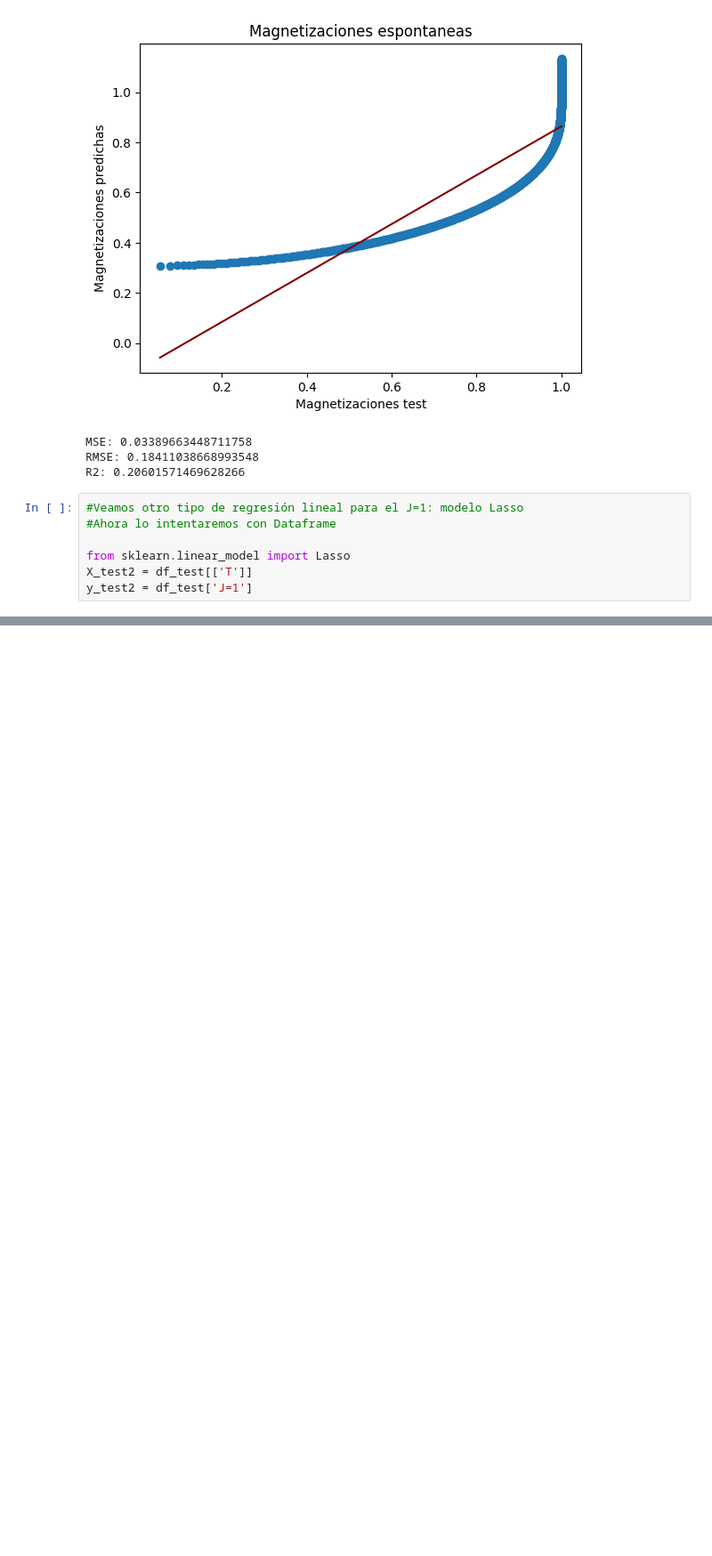
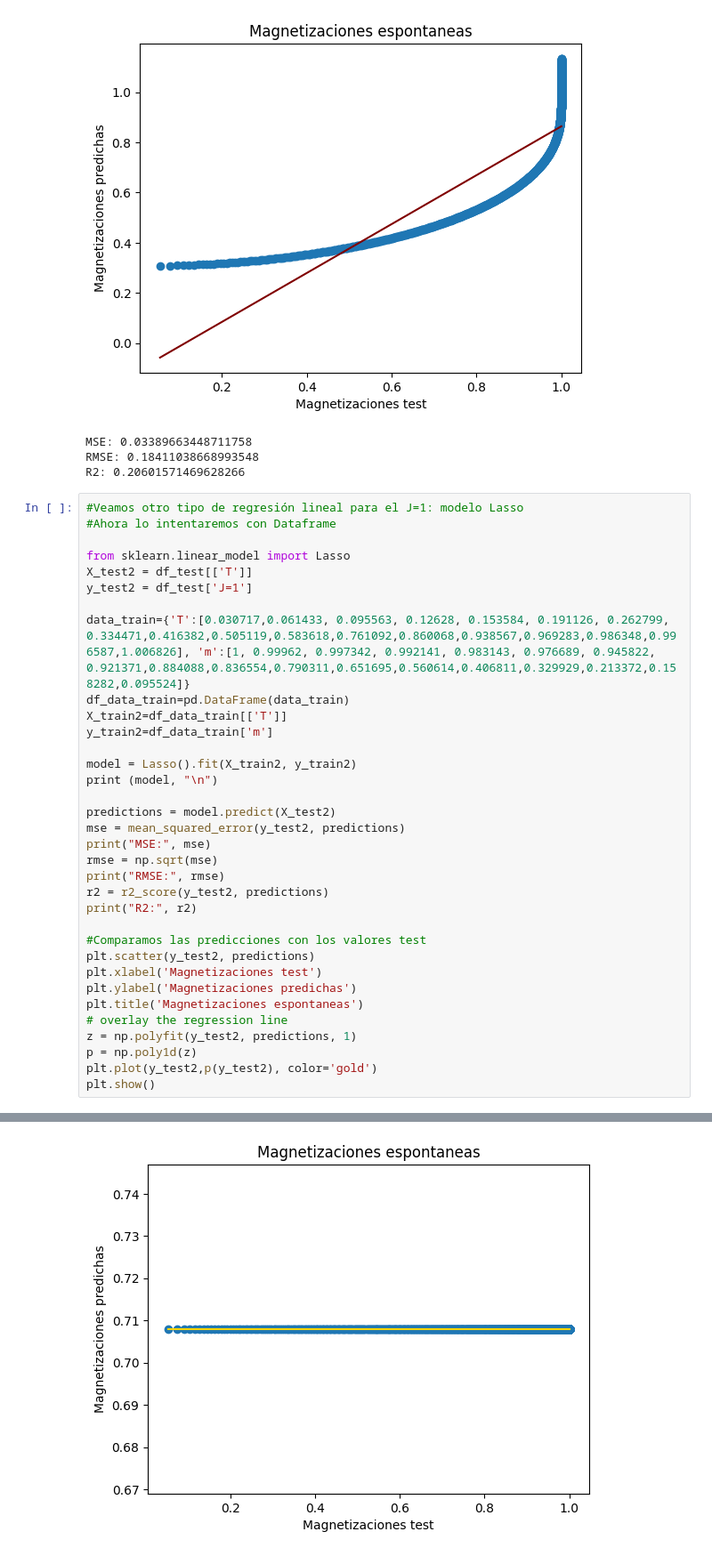
Before and after one commit to ialonsoiturbe/Gadolinium, a Jupyter notebook: gadolinium_ra.ipynb, the cells around one changed output, grey strips where cells are left out. Shown at 89% size. Cells and saved outputs as stored; diff of their text form; blank space fills up the shorter version.

```diff
--- a/gadolinium_ra.ipynb
+++ b/gadolinium_ra.ipynb
@@ -78,10 +78,38 @@ Magnetizaciones test:  [1. 1. 1. 1. 1. 1. 1. 1. 1. 1. 1. 1. 1. 1. 1. 1. 1. 1. 1.
 MSE: 0.03389663448711758
 RMSE: 0.18411038668993548
 R2: 0.20601571469628266
-# %%
-#Veamos otro tipo de regresión lineal para el J=1: modelo Lasso
-#Ahora lo intentaremos con Dataframe
-
-from sklearn.linear_model import Lasso
-X_test2 = df_test[['T']]
-y_test2 = df_test['J=1']
+# %%
+#Veamos otro tipo de regresión lineal para el J=1: modelo Lasso
+#Ahora lo intentaremos con Dataframe
+
+from sklearn.linear_model import Lasso
+X_test2 = df_test[['T']]
+y_test2 = df_test['J=1']
+
+data_train={'T':[0.030717,0.061433, 0.095563, 0.12628, 0.153584, 0.191126, 0.262799, 0.334471,0.416382,0.505119,0.583618,0.761092,0.860068,0.938567,0.969283,0.986348,0.996587,1.006826], 'm':[1, 0.99962, 0.997342, 0.992141, 0.983143, 0.976689, 0.945822, 0.921371,0.884088,0.836554,0.790311,0.651695,0.560614,0.406811,0.329929,0.213372,0.158282,0.095524]}
+df_data_train=pd.DataFrame(data_train)
+X_train2=df_data_train[['T']]
+y_train2=df_data_train['m']
+
+model = Lasso().fit(X_train2, y_train2)
+print (model, "\n")
+
+predictions = model.predict(X_test2)
+mse = mean_squared_error(y_test2, predictions)
+print("MSE:", mse)
+rmse = np.sqrt(mse)
+print("RMSE:", rmse)
+r2 = r2_score(y_test2, predictions)
+print("R2:", r2)
+
+#Comparamos las predicciones con los valores test
+plt.scatter(y_test2, predictions)
+plt.xlabel('Magnetizaciones test')
+plt.ylabel('Magnetizaciones predichas')
+plt.title('Magnetizaciones espontaneas')
+# overlay the regression line
+z = np.polyfit(y_test2, predictions, 1)
+p = np.poly1d(z)
+plt.plot(y_test2,p(y_test2), color='gold')
+plt.show()
+# %% [output]
@@ -87,0 +121 @@ y_test2 = df_test['J=1']
+[figure, added]
```
Also changed, not shown: parts of 1 cell of this notebook.
